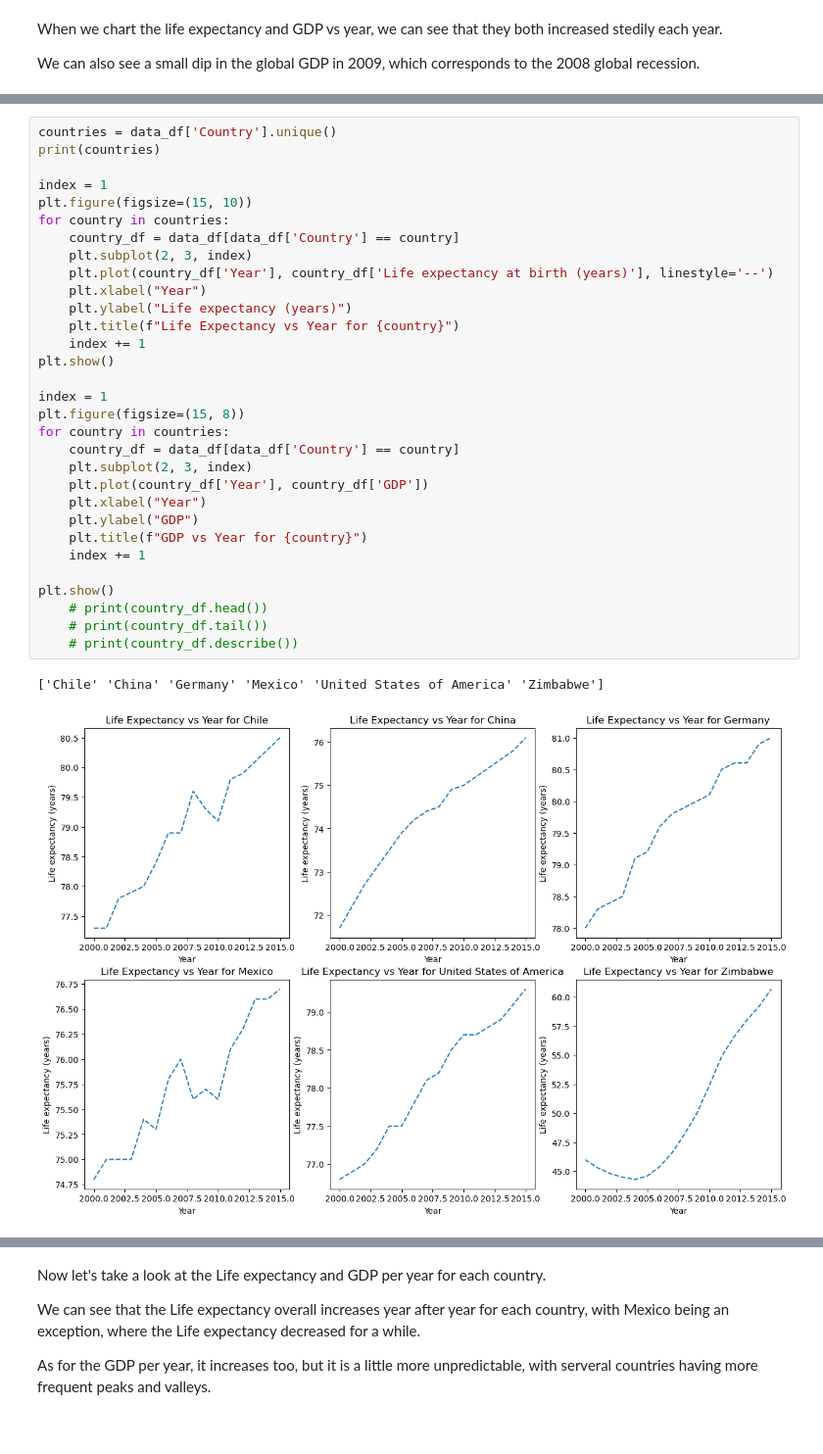
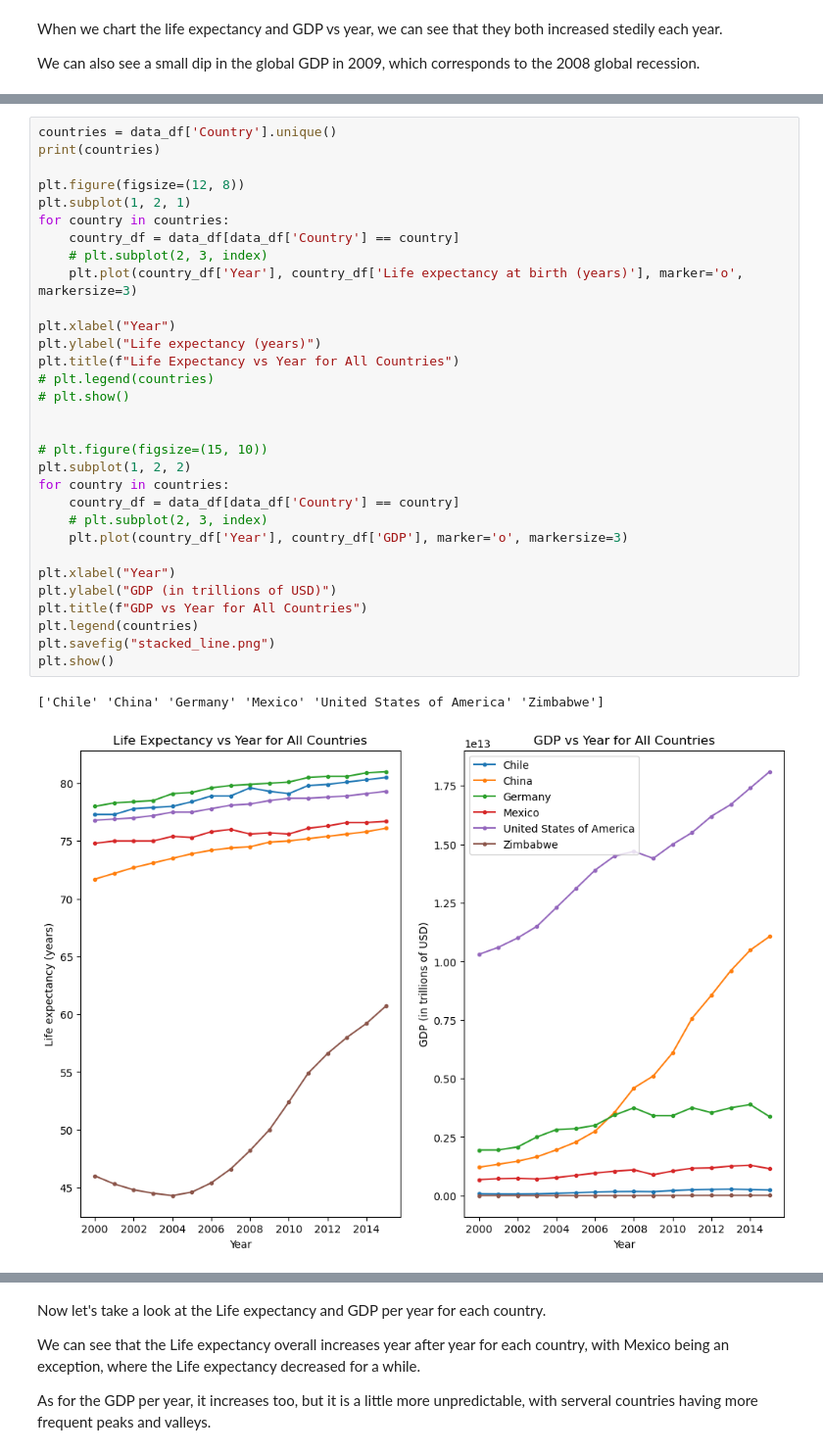
Before and after one commit to agraham02/Life-Expectancy-and-GDP-Starter, a Jupyter notebook: life_expectancy_gdp.ipynb, the cells around one changed output, grey strips where cells are left out. Shown at 98% size. Drawn from its saved outputs; the diff is of its cells as text.

```diff
--- a/life_expectancy_gdp.ipynb
+++ b/life_expectancy_gdp.ipynb
@@ -135,34 +188,34 @@ We can also see a small dip in the global GDP in 2009, which corresponds to the
 # %%
 countries = data_df['Country'].unique()
 print(countries)
 
-index = 1
-plt.figure(figsize=(15, 10))
+plt.figure(figsize=(12, 8))
+plt.subplot(1, 2, 1)
 for country in countries:
     country_df = data_df[data_df['Country'] == country]
-    plt.subplot(2, 3, index)
-    plt.plot(country_df['Year'], country_df['Life expectancy at birth (years)'], linestyle='--')
-    plt.xlabel("Year")
-    plt.ylabel("Life expectancy (years)")
-    plt.title(f"Life Expectancy vs Year for {country}")
-    index += 1
-plt.show()
+    # plt.subplot(2, 3, index)
+    plt.plot(country_df['Year'], country_df['Life expectancy at birth (years)'], marker='o', markersize=3)
 
-index = 1
-plt.figure(figsize=(15, 8))
+plt.xlabel("Year")
+plt.ylabel("Life expectancy (years)")
+plt.title(f"Life Expectancy vs Year for All Countries")
+# plt.legend(countries)
+# plt.show()
+
+
+# plt.figure(figsize=(15, 10))
+plt.subplot(1, 2, 2)
 for country in countries:
     country_df = data_df[data_df['Country'] == country]
-    plt.subplot(2, 3, index)
-    plt.plot(country_df['Year'], country_df['GDP'])
-    plt.xlabel("Year")
-    plt.ylabel("GDP")
-    plt.title(f"GDP vs Year for {country}")
-    index += 1
+    # plt.subplot(2, 3, index)
+    plt.plot(country_df['Year'], country_df['GDP'], marker='o', markersize=3)
 
+plt.xlabel("Year")
+plt.ylabel("GDP (in trillions of USD)")
+plt.title(f"GDP vs Year for All Countries")
+plt.legend(countries)
+plt.savefig("stacked_line.png")
 plt.show()
-    # print(country_df.head())
-    # print(country_df.tail())
-    # print(country_df.describe())
 # %% [output]
 ['Chile' 'China' 'Germany' 'Mexico' 'United States of America' 'Zimbabwe']
-[figure, old version]
+[figure, new version]
```
Also changed, not shown: parts of 10 cells of this notebook.
